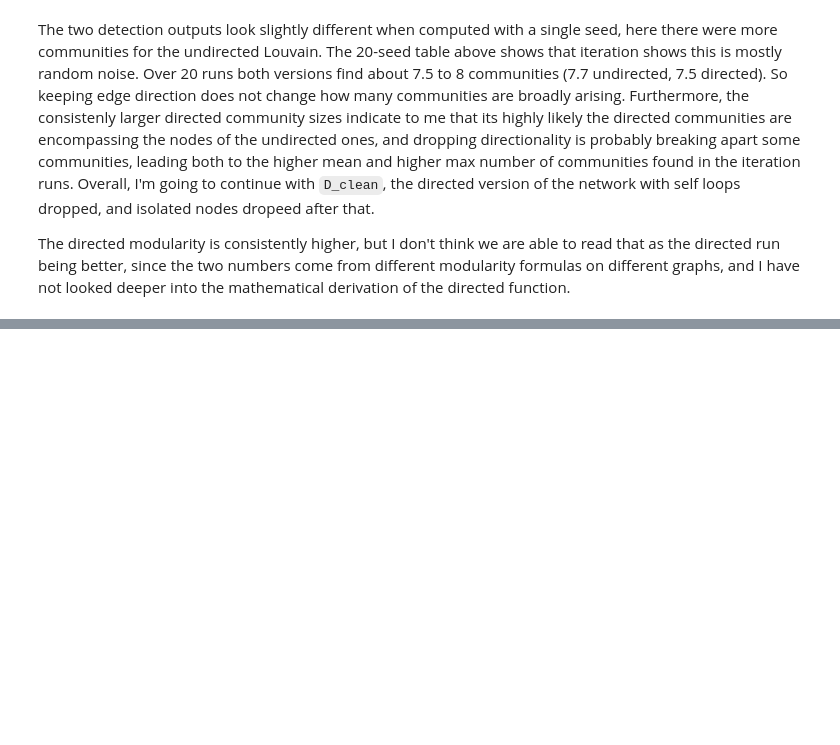
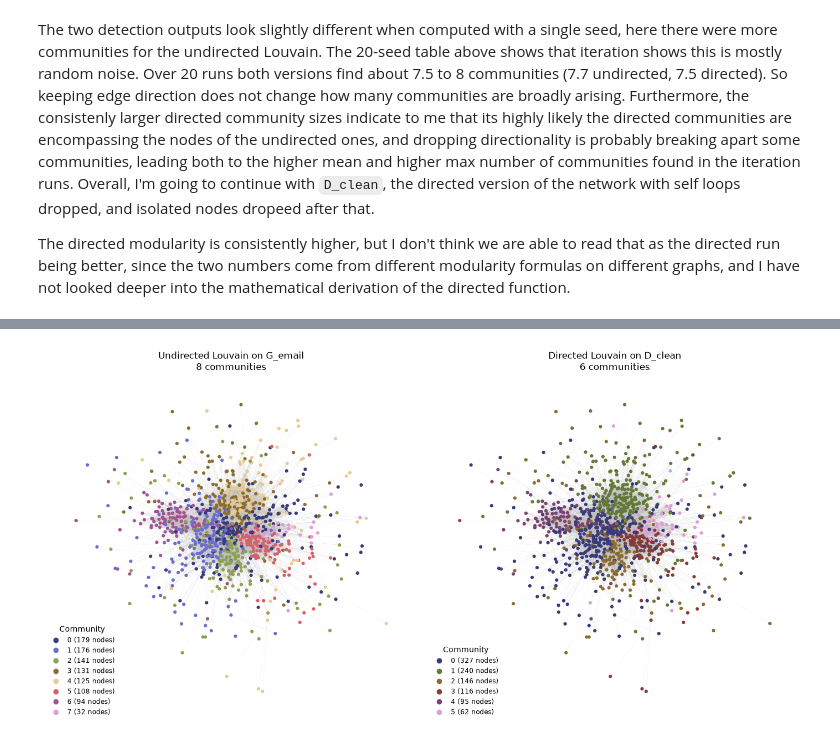
Before and after one commit to 14arjunk/CNET5051_Assignments, a Jupyter notebook: Assignment 2 Files/assignment02_kumar.ipynb, the cells around one changed output, grey strips where cells are left out. Cells and saved outputs as stored; diff of their text form; code cells hidden in the pictures; blank space fills up the shorter version.

Commit message:
a02 visualizations

```diff
--- a/Assignment 2 Files/assignment02_kumar.ipynb
+++ b/Assignment 2 Files/assignment02_kumar.ipynb
@@ -488,0 +493,27 @@ The directed modularity is consistently higher, but I don't think we are able to
+# %%
+from matplotlib.lines import Line2D
+pos_email = nx.spring_layout(G_email, seed=10)
+def community_colors(partition):
+    ids = np.unique(list(partition.values()))
+    palette = dict(zip(ids, plt.cm.tab20b(np.linspace(0, 1, len(ids)))))
+    return [palette[partition[n]] for n in D_clean.nodes()], palette
+panels = [(partition_und, "Undirected Louvain on G_email"),
+          (partition_dir, "Directed Louvain on D_clean")]
+fig, axes = plt.subplots(1, 2, figsize=(14, 7), dpi=100)
+for ax, (partition, title) in zip(axes, panels):
+    node_colors, palette = community_colors(partition)
+    sizes = Counter(partition.values())
+    # D_clean is directed, but with ~25k edges arrowheads are unreadable, so edges are drawn as plain faint lines
+    nx.draw_networkx_edges(D_clean, pos_email, arrows=False, edge_color="0.75", width=0.2, alpha=0.3, ax=ax)
+    nx.draw_networkx_nodes(D_clean, pos_email, node_color=node_colors, node_size=20, linewidths=0, ax=ax)
+    # legend: community id (sorted by size, so 0 is the largest) and how many nodes it has
+    handles = [Line2D([0], [0], marker="o", linestyle="", color=palette[c], label=f"{c} ({sizes[c]} nodes)")
+               for c in sorted(palette)]
+    ax.legend(handles=handles, title="Community", loc="lower left", fontsize="small", frameon=False)
+    ax.set_title(f"{title}\n{len(palette)} communities", fontsize="large")
+    ax.set_axis_off()
+fig.tight_layout()
+fig.savefig("email_communities.png", dpi=300)
+plt.show()
+# %% [output]
+[figure, added]
```
Also changed, not shown: parts of 5 cells of this notebook, 2 other files.
